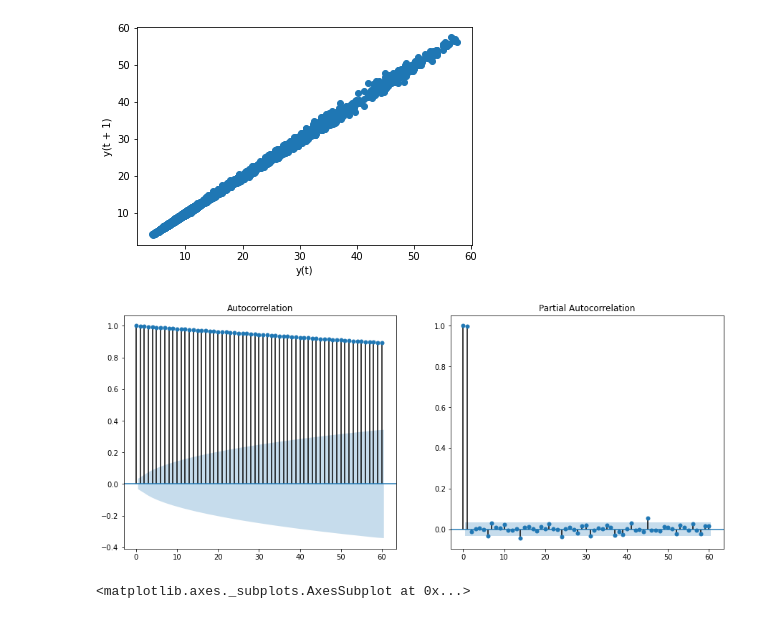
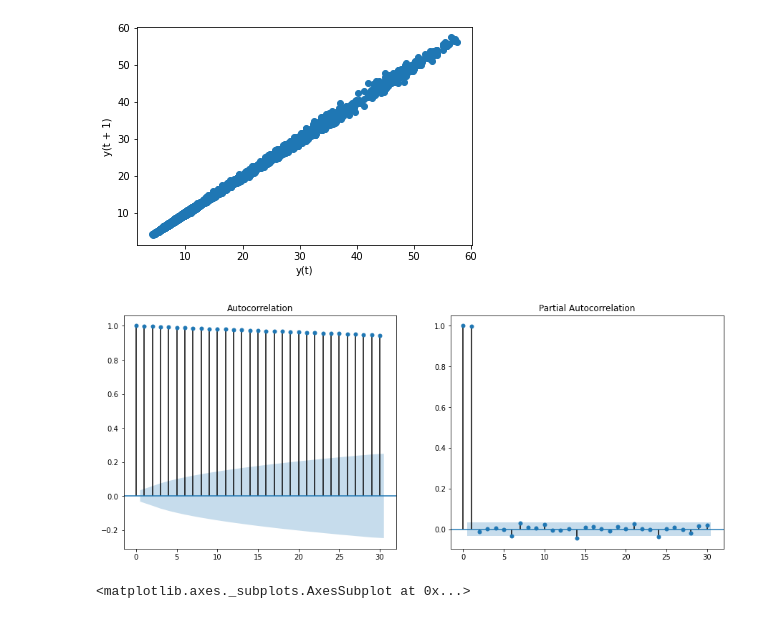
Before and after one commit to vantuan5644/StockPriceForecasting, a Jupyter notebook: notebooks/EDA_baseline.ipynb, the cells around one changed output. Drawn from its saved outputs; the diff is of its cells as text; code cells hidden in the pictures.

```diff
--- a/notebooks/EDA_baseline.ipynb
+++ b/notebooks/EDA_baseline.ipynb
@@ -288,10 +288,11 @@ lag_plot(df, lag=1)
 [figure]
 # %%
 fig, ax = plt.subplots(nrows=1, ncols=2, figsize=(15, 6))
-plot_acf(df, lags=60, ax=ax[0])
-plot_pacf(df, lags=60, ax=ax[1])
+plot_acf(df, lags=30, ax=ax[0])
+plot_pacf(df, lags=30, ax=ax[1])
+plt.show()
 # %% [output]
-[figure, old version]
+[figure, new version]
 # %%
 from pandas.plotting import autocorrelation_plot
 # %%
```
Also changed, not shown: parts of 94 cells of this notebook, 2 other files.
